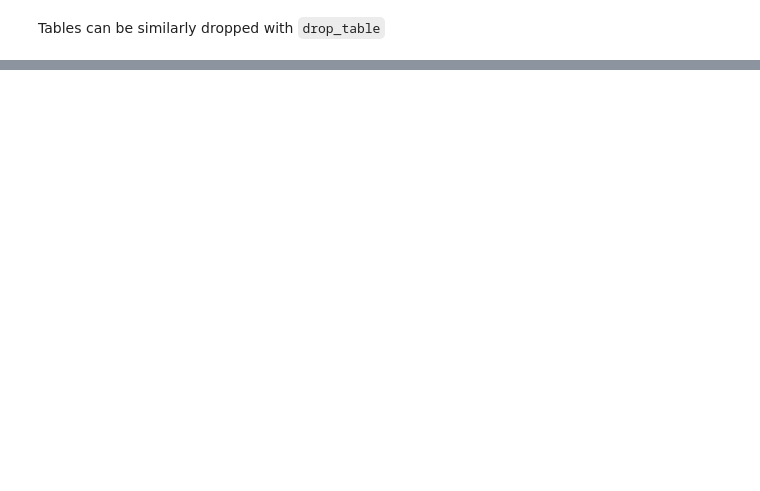
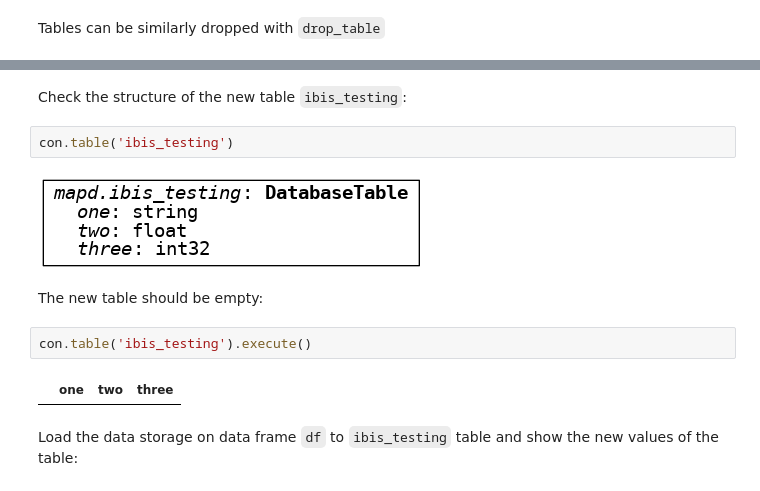
Before and after one commit to Quansight/ibis-mapd-tutorials, a Jupyter notebook: settings/5-IO-Create-Insert-External-Data.ipynb, the cells around one changed output, grey strips where cells are left out. Cells and saved outputs as stored; diff of their text form; blank space fills up the shorter version.

```diff
--- a/settings/5-IO-Create-Insert-External-Data.ipynb
+++ b/settings/5-IO-Create-Insert-External-Data.ipynb
@@ -153,0 +269,14 @@ Here's some of the features, which we'll give examples for:
+# %% [markdown]
+Check the structure of the new table `ibis_testing`:
+# %%
+con.table('ibis_testing')
+# %% [output]
+[figure, added]
+# %% [markdown]
+The new table should be empty:
+# %%
+con.table('ibis_testing').execute()
+# %% [output]
+|  | one | two | three |
+# %% [markdown]
+Load the data storage on data frame `df` to `ibis_testing` table and show the new values of the table:
```
Also changed, not shown: parts of 85 cells of this notebook.
